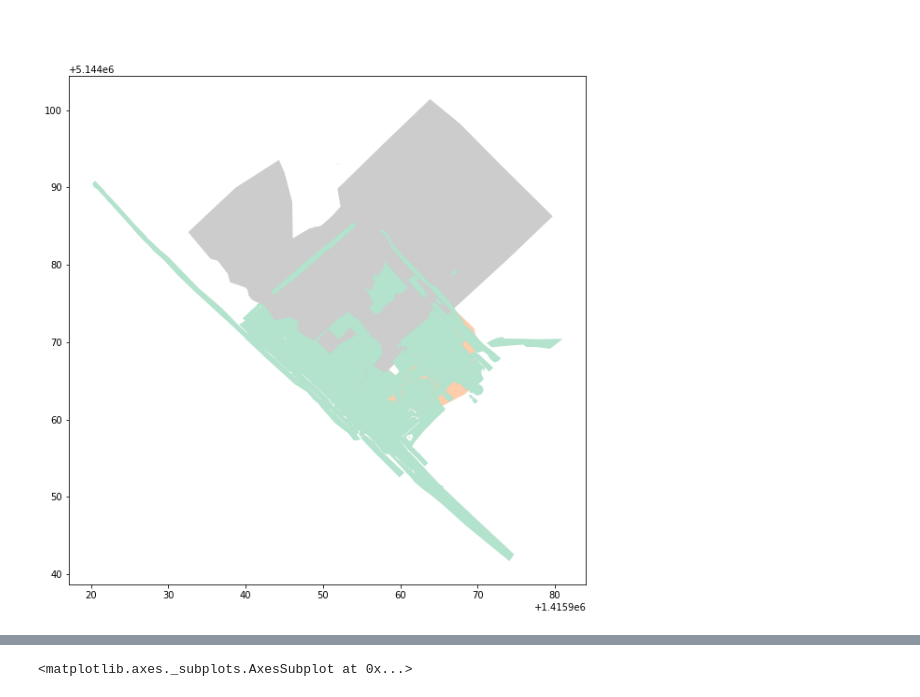
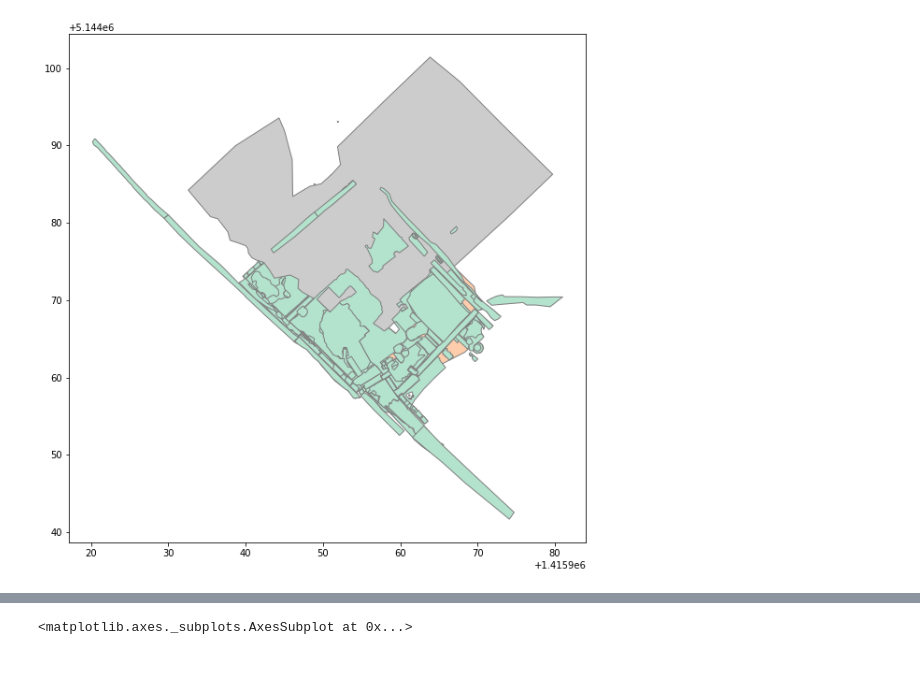
Before and after one commit to ropitz/spatialarchaeology, a Jupyter notebook: 1_spatialarchaeology.ipynb, the cells around one changed output, grey strips where cells are left out. Cells and saved outputs as stored; diff of their text form; code cells hidden in the pictures; blank space fills up the shorter version.

```diff
--- a/1_spatialarchaeology.ipynb
+++ b/1_spatialarchaeology.ipynb
@@ -94,13 +82,10 @@ Image(url= "https://imgs.xkcd.com/comics/map_projections.png", width=800)
-# %% [markdown]
-##
 # %%
 # Let's visualise the data to double check that all is well
-gabii_areaB.crs
-gabii_map1 = gabii_areaB.plot(column='SHAPE_Area', cmap='Pastel2', figsize=(10, 10));
+
+gabii_map1 = gabii_areaB.plot(column='SHAPE_Area', cmap='Pastel2', edgecolor='grey', figsize=(10, 10));
 # 'plot' means draw me an image showing the geometry of each feature in my data.
 # We want to control things like the color of the individual features on our map.
-# I used the orange to red colorscale command (cmap stands for 'colour map')
-# and asked it to draw the polygons differently based on their size, larger contexts are red, smaller ones are pale orange.
-# We have some pretty big contexts in the upper right (NorthEast) part of the area.
+# I used the pastel colorscale command (cmap stands for 'colour map')
+# and asked it to draw the polygons differently based on their size.
 # %% [output]
-[figure, old version]
+[figure, new version]
```
Also changed, not shown: parts of 40 cells of this notebook.
